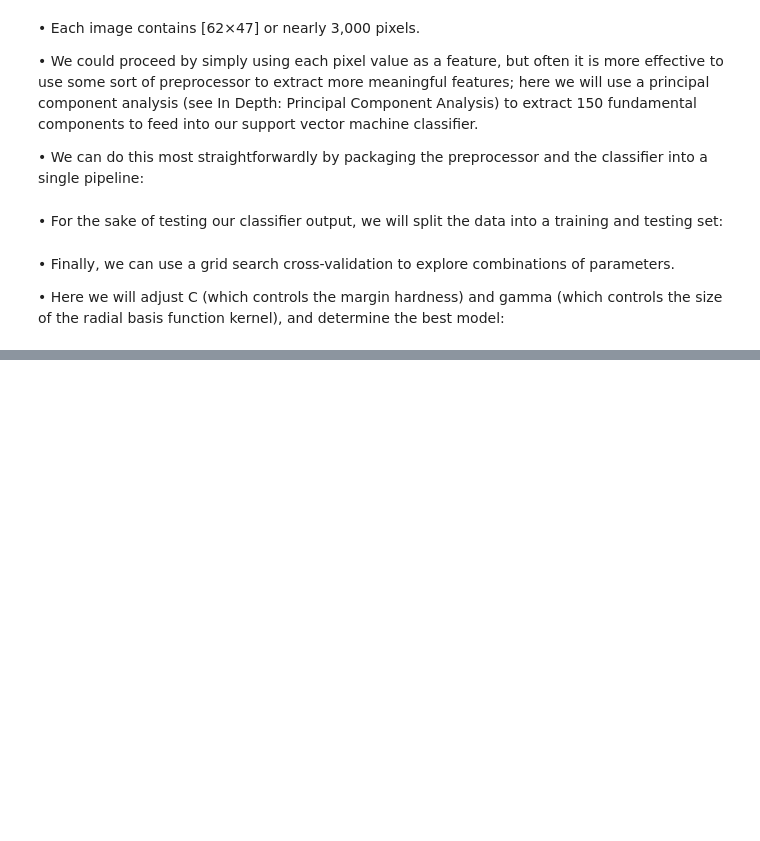
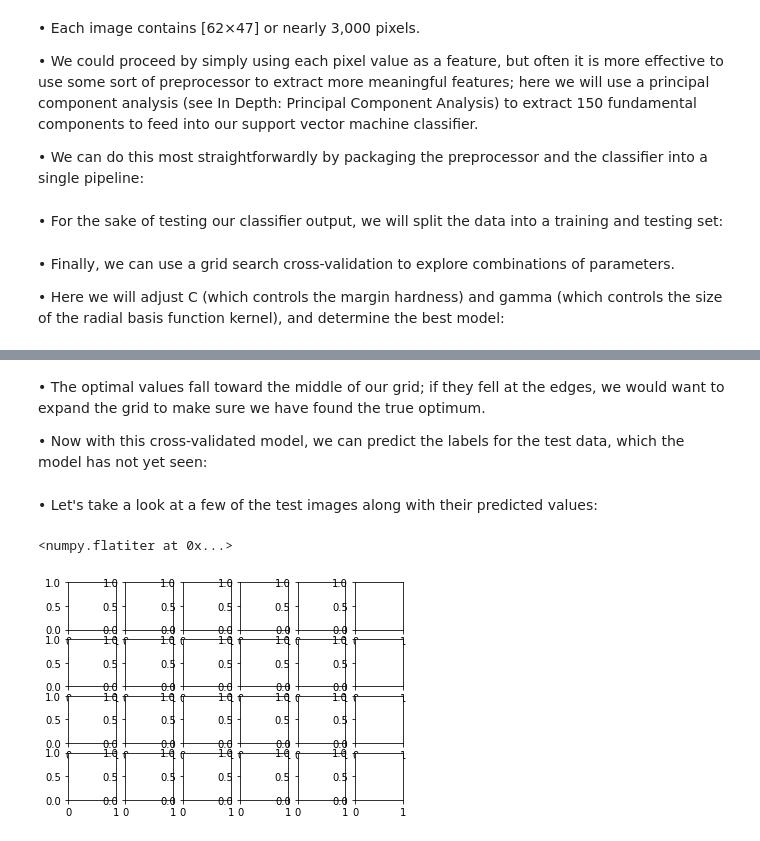
Before and after one commit to rajesh1994/python_excercise_programiz, a Jupyter notebook: python/12_scikit_learn/7.1 Example Face Recognition.ipynb, the cells around one changed output, grey strips where cells are left out. Drawn from its saved outputs; the diff is of its cells as text; code cells hidden in the pictures; blank space fills up the shorter version.

```diff
--- a/python/12_scikit_learn/7_1_example_face_recognition.ipynb
+++ b/python/12_scikit_learn/7.1 Example Face Recognition.ipynb
@@ -66,0 +66,4 @@ AttributeError: 'GridSearchCV' object has no attribute 'best_params_'
+# %% [markdown]
+• The optimal values fall toward the middle of our grid; if they fell at the edges, we would want to expand the grid to make sure we have found the true optimum.
+
+• Now with this cross-validated model, we can predict the labels for the test data, which the model has not yet seen:
@@ -66,0 +73,8 @@ AttributeError: 'GridSearchCV' object has no attribute 'best_params_'
+# %% [markdown]
+• Let's take a look at a few of the test images along with their predicted values:
+# %%
+fig, ax = plt.subplots(4, 6)
+for i, axi in enumerate(ax.flat):
+# %% [output]
+<numpy.flatiter at 0x...>
+[figure, added]
```
Also changed, not shown: parts of 2 cells of this notebook.
